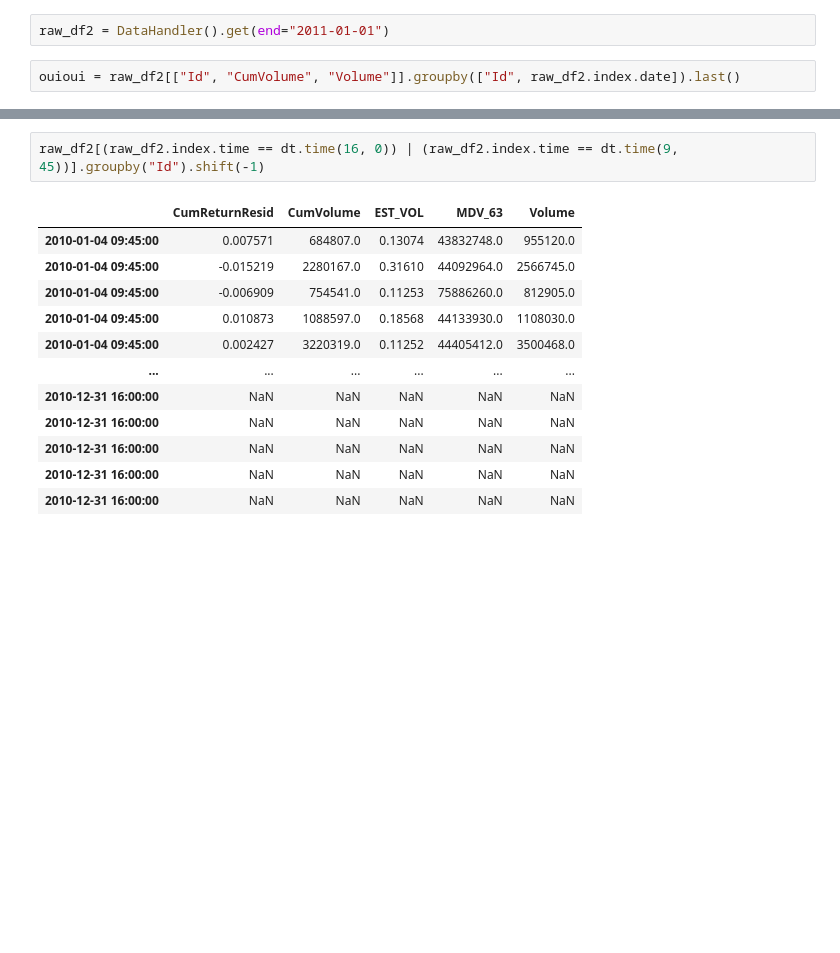
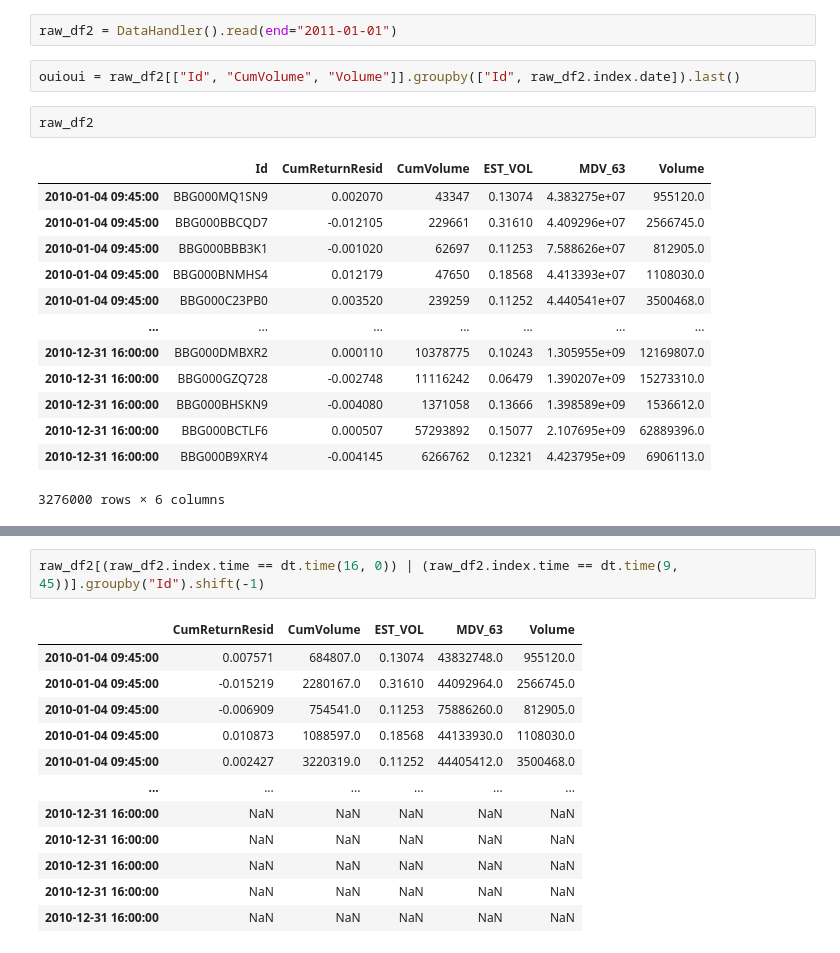
Before and after one commit to nicolasbuchwalder/MTH9899Final, a Jupyter notebook: research/Nick_research.ipynb, the cells around one changed output, grey strips where cells are left out. Saved outputs shown, nothing was run; the diff lists cells and outputs as text; blank space fills up the shorter version.

```diff
--- a/research/Nick_research.ipynb
+++ b/research/Nick_research.ipynb
@@ -153,6 +153,22 @@ target_2
 |  | 2011-01-19 | -0.000387 |
 626431 rows × 1 columns
 # %%
-raw_df2 = DataHandler().get(end="2011-01-01")
+raw_df2 = DataHandler().read(end="2011-01-01")
 # %%
 ouioui = raw_df2[["Id", "CumVolume", "Volume"]].groupby(["Id", raw_df2.index.date]).last()
+# %%
+raw_df2
+# %% [output]
+|  | Id | CumReturnResid | CumVolume | EST_VOL | MDV_63 | Volume |
+| 2010-01-04 09:45:00 | BBG000MQ1SN9 | 0.002070 | 43347 | 0.13074 | 4.383275e+07 | 955120.0 |
+| 2010-01-04 09:45:00 | BBG000BBCQD7 | -0.012105 | 229661 | 0.31610 | 4.409296e+07 | 2566745.0 |
+| 2010-01-04 09:45:00 | BBG000BBB3K1 | -0.001020 | 62697 | 0.11253 | 7.588626e+07 | 812905.0 |
+| 2010-01-04 09:45:00 | BBG000BNMHS4 | 0.012179 | 47650 | 0.18568 | 4.413393e+07 | 1108030.0 |
+| 2010-01-04 09:45:00 | BBG000C23PB0 | 0.003520 | 239259 | 0.11252 | 4.440541e+07 | 3500468.0 |
+| ... | ... | ... | ... | ... | ... | ... |
+| 2010-12-31 16:00:00 | BBG000DMBXR2 | 0.000110 | 10378775 | 0.10243 | 1.305955e+09 | 12169807.0 |
+| 2010-12-31 16:00:00 | BBG000GZQ728 | -0.002748 | 11116242 | 0.06479 | 1.390207e+09 | 15273310.0 |
+| 2010-12-31 16:00:00 | BBG000BHSKN9 | -0.004080 | 1371058 | 0.13666 | 1.398589e+09 | 1536612.0 |
+| 2010-12-31 16:00:00 | BBG000BCTLF6 | 0.000507 | 57293892 | 0.15077 | 2.107695e+09 | 62889396.0 |
+| 2010-12-31 16:00:00 | BBG000B9XRY4 | -0.004145 | 6266762 | 0.12321 | 4.423795e+09 | 6906113.0 |
+3276000 rows × 6 columns
```
Also changed, not shown: parts of 5 cells of this notebook, 2 other files.
